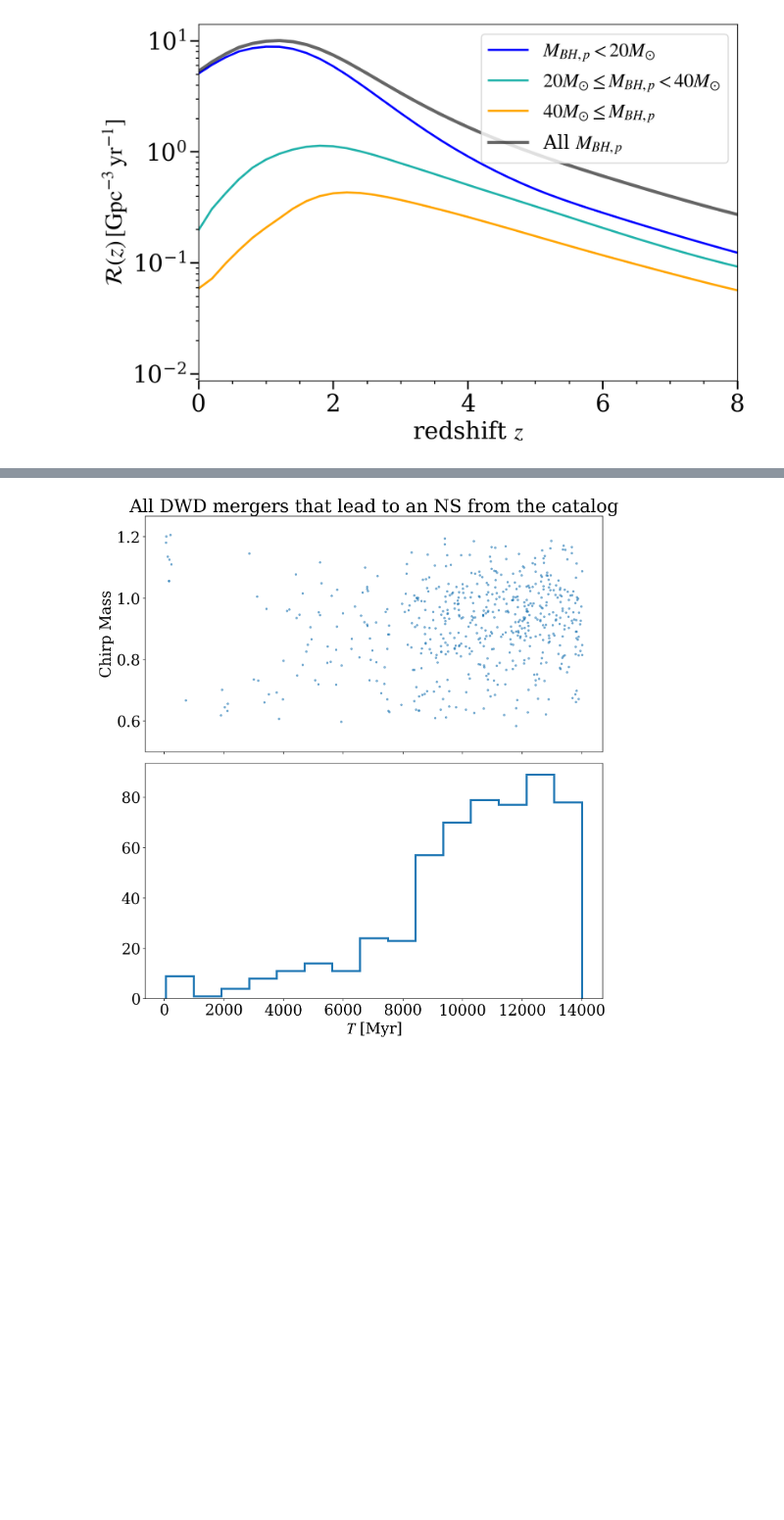
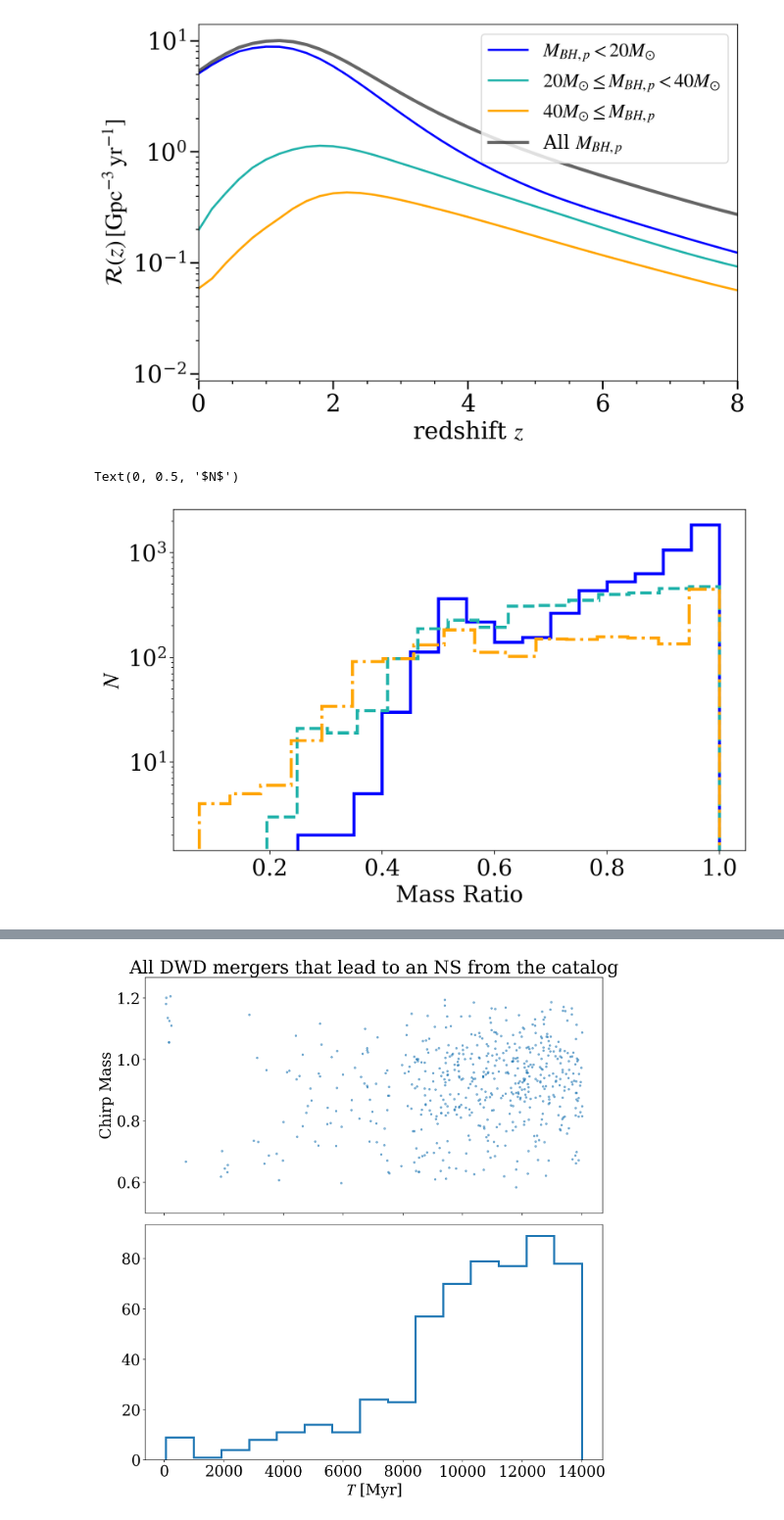
Before and after one commit to claireshiye/MyPythonCode, a Jupyter notebook: GW_redshift.ipynb, the cells around one changed output, grey strips where cells are left out. Shown at 98% size. Cells and saved outputs as stored; diff of their text form; code cells hidden in the pictures; blank space fills up the shorter version.

```diff
--- a/GW_redshift.ipynb
+++ b/GW_redshift.ipynb
@@ -79,28 +79,32 @@ def chirp_mass(m1, m2):
     return Mchirp
 # %%
 ###import merger data; BBH
+t_hub=14000.
+
 m0 = []; m1 = []; bbh_type = []; t_mer = []
 
-bbh_col = np.genfromtxt('/projects/b1095/syr904/projects/SGRB/newruns/finaldata/GWcap_BBH_maingrid.dat')
+bbh_col = np.genfromtxt(savepath+'GWcap_BBH_maingrid.dat')
 three_col = bbh_col[:,12]
-bbh_mer = np.genfromtxt('/projects/b1095/syr904/projects/SGRB/newruns/finaldata/Incluster_BBH_maingrid.dat')
-bbh_esc = np.genfromtxt('/projects/b1095/syr904/projects/SGRB/newruns/finaldata/Esc_BBH_maingrid.dat')
+bbh_mer = np.genfromtxt(savepath+'Incluster_BBH_maingrid.dat')
+bbh_esc = np.genfromtxt(savepath+'Esc_BBH_maingrid.dat')
 t_merger = bbh_esc[:,2]+bbh_esc[:,3]
 
 m0 = m0+list(bbh_col[:,10][three_col==-100])
 m1 = m1+list(bbh_col[:,11][three_col==-100])
 bbh_type = bbh_type+list(np.full_like(bbh_col[:,10][three_col==-100], 1))
 t_mer = t_mer + list(bbh_col[:,2][three_col==-100])
+print(len(bbh_col[:,10][three_col==-100]))
 
 m0 = m0+list(bbh_mer[:,7])
 m1 = m1+list(bbh_mer[:,8])
 bbh_type = bbh_type+list(np.full_like(bbh_mer[:,7], 2))
 t_mer = t_mer + list(bbh_mer[:,2])
+print(len(bbh_mer[:,7]))
 
-m0=m0+list(bbh_esc[:,4][t_merger<=14000.])
-m1=m1+list(bbh_esc[:,5][t_merger<=14000.])
-bbh_type = bbh_type+list(np.full_like(bbh_esc[:,4][t_merger<=14000.], 3))
-t_mer = t_mer + list(t_merger[t_merger<=14000.])
+m0=m0+list(bbh_esc[:,4][t_merger<=t_hub])
+m1=m1+list(bbh_esc[:,5][t_merger<=t_hub])
+bbh_type = bbh_type+list(np.full_like(bbh_esc[:,4][t_merger<=t_hub], 3))
+t_mer = t_mer + list(t_merger[t_merger<=t_hub])
 
 m_chirp = chirp_mass(np.array(m0), np.array(m1))
 print(len(m_chirp), len(t_mer))
@@ -200,3 +206,20 @@ ax.tick_params('both', length=3, width=1, which='minor')
 #plot_cluster_rate(0, 20, 50, 1000, plot_kwargs = dict(label = r'$50 M_{\odot} \leq M_{BH, p}$',linewidth = 2))
 # %% [output]
 [figure]
+# %%
+##Mass ratios
+m_q = M1/M0
+
+fig, axs = plt.subplots(figsize=(10,6))
+axs.hist(m_q[M0<20], bins=15,
+         histtype='step', color='b', lw=3.)
+axs.hist(m_q[(M0<40) & (M0>=20)], bins=15,
+         histtype='step', color='lightseagreen', lw=3, ls='--')
+axs.hist(m_q[M0>=40], bins=17,
+         histtype='step', color='orange', lw=3, ls='dashdot')
+axs.set_yscale('log')
+axs.set_xlabel('Mass Ratio')
+axs.set_ylabel(r'$N$')
+# %% [output]
+Text(0, 0.5, '$N$')
+[figure, added]
```
Also changed, not shown: parts of 3 cells of this notebook, 8 other files.
